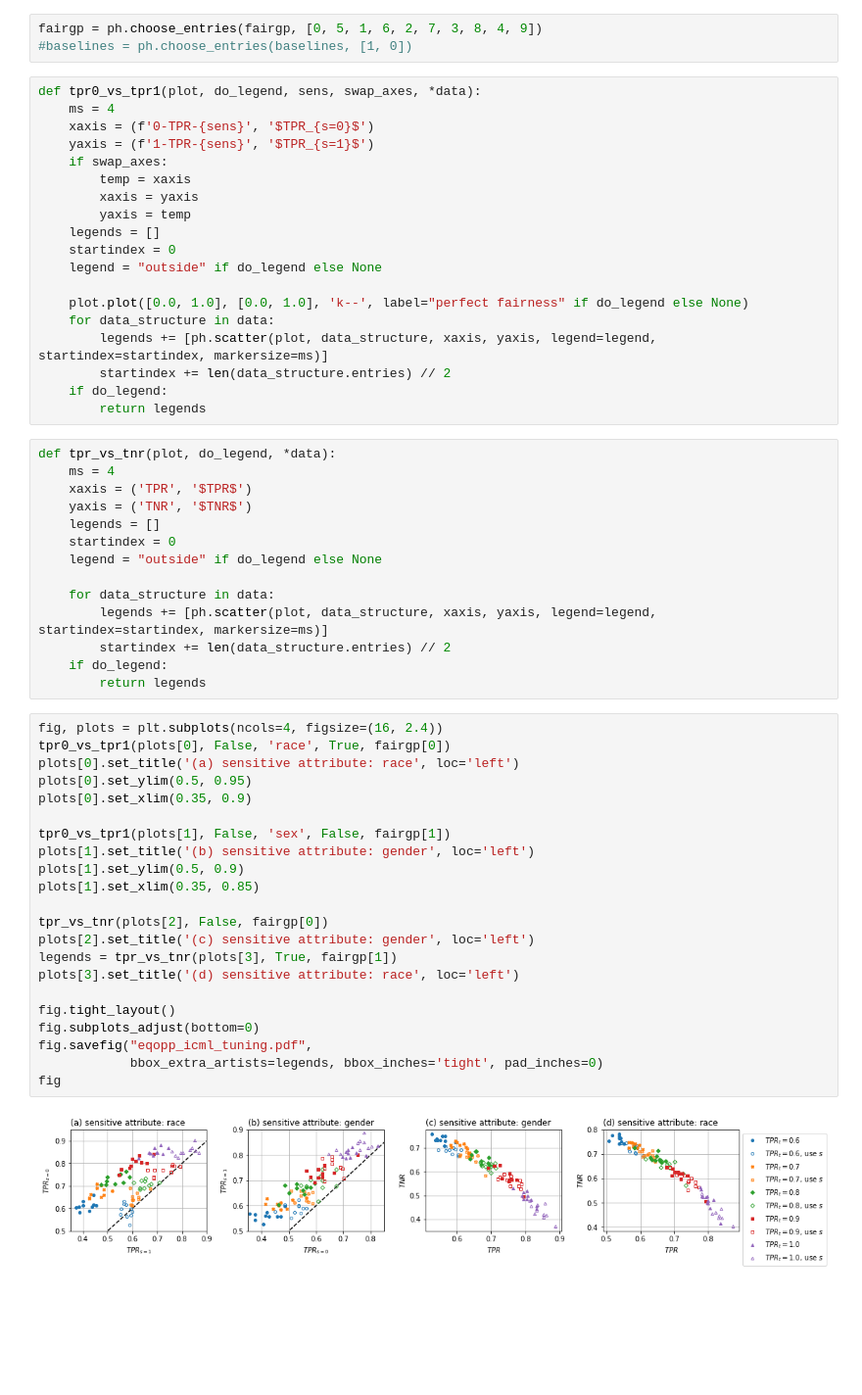
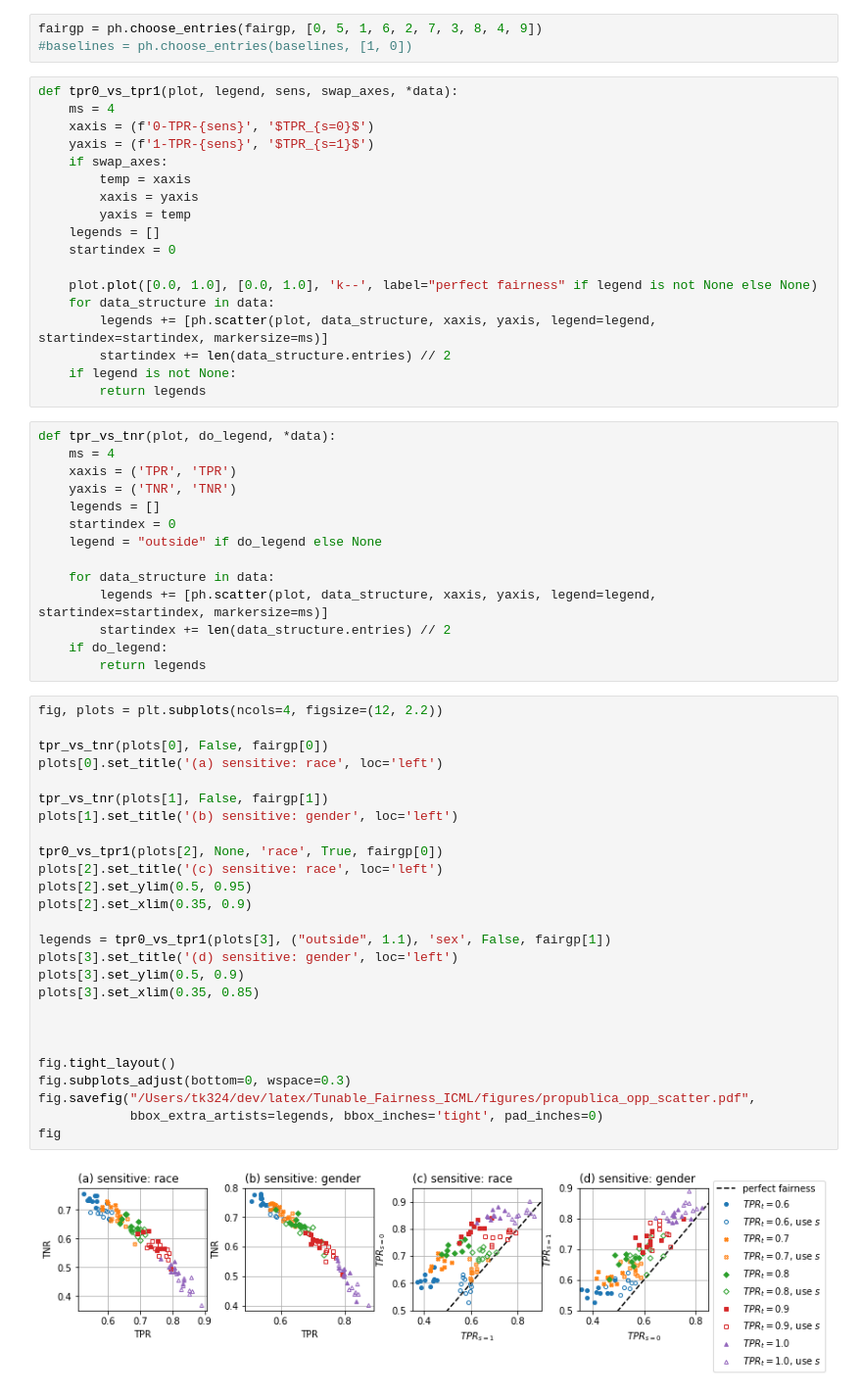
Before and after one commit to predictive-analytics-lab/fairness-comparison, a Jupyter notebook: analysis/ICML_eqopp_tuning.ipynb, the cells around one changed output. Shown at 98% size. Cells and saved outputs as stored; diff of their text form; blank space fills up the shorter version.

Commit message:
Make eqopp plot nicer

```diff
--- a/analysis/ICML_eqopp_tuning.ipynb
+++ b/analysis/ICML_eqopp_tuning.ipynb
@@ -50,7 +50,7 @@ fairgp = fairgp_race + fairgp_sex
 fairgp = ph.choose_entries(fairgp, [0, 5, 1, 6, 2, 7, 3, 8, 4, 9])
 #baselines = ph.choose_entries(baselines, [1, 0])
 # %%
-def tpr0_vs_tpr1(plot, do_legend, sens, swap_axes, *data):
+def tpr0_vs_tpr1(plot, legend, sens, swap_axes, *data):
     ms = 4
     xaxis = (f'0-TPR-{sens}', '$TPR_{s=0}$')
     yaxis = (f'1-TPR-{sens}', '$TPR_{s=1}$')
@@ -60,19 +60,18 @@ def tpr0_vs_tpr1(plot, do_legend, sens, swap_axes, *data):
         yaxis = temp
     legends = []
     startindex = 0
-    legend = "outside" if do_legend else None
 
-    plot.plot([0.0, 1.0], [0.0, 1.0], 'k--', label="perfect fairness" if do_legend else None)
+    plot.plot([0.0, 1.0], [0.0, 1.0], 'k--', label="perfect fairness" if legend is not None else None)
     for data_structure in data:
         legends += [ph.scatter(plot, data_structure, xaxis, yaxis, legend=legend, startindex=startindex, markersize=ms)]
         startindex += len(data_structure.entries) // 2
-    if do_legend:
+    if legend is not None:
         return legends
 # %%
 def tpr_vs_tnr(plot, do_legend, *data):
     ms = 4
-    xaxis = ('TPR', '$TPR$')
-    yaxis = ('TNR', '$TNR$')
+    xaxis = ('TPR', 'TPR')
+    yaxis = ('TNR', 'TNR')
     legends = []
     startindex = 0
     legend = "outside" if do_legend else None
@@ -83,26 +82,30 @@ def tpr_vs_tnr(plot, do_legend, *data):
     if do_legend:
         return legends
 # %%
-fig, plots = plt.subplots(ncols=4, figsize=(16, 2.4))
-tpr0_vs_tpr1(plots[0], False, 'race', True, fairgp[0])
-plots[0].set_title('(a) sensitive attribute: race', loc='left')
-plots[0].set_ylim(0.5, 0.95)
-plots[0].set_xlim(0.35, 0.9)
+fig, plots = plt.subplots(ncols=4, figsize=(12, 2.2))
 
-tpr0_vs_tpr1(plots[1], False, 'sex', False, fairgp[1])
-plots[1].set_title('(b) sensitive attribute: gender', loc='left')
-plots[1].set_ylim(0.5, 0.9)
-plots[1].set_xlim(0.35, 0.85)
+tpr_vs_tnr(plots[0], False, fairgp[0])
+plots[0].set_title('(a) sensitive: race', loc='left')
 
-tpr_vs_tnr(plots[2], False, fairgp[0])
-plots[2].set_title('(c) sensitive attribute: gender', loc='left')
-legends = tpr_vs_tnr(plots[3], True, fairgp[1])
-plots[3].set_title('(d) sensitive attribute: race', loc='left')
+tpr_vs_tnr(plots[1], False, fairgp[1])
+plots[1].set_title('(b) sensitive: gender', loc='left')
+
+tpr0_vs_tpr1(plots[2], None, 'race', True, fairgp[0])
+plots[2].set_title('(c) sensitive: race', loc='left')
+plots[2].set_ylim(0.5, 0.95)
+plots[2].set_xlim(0.35, 0.9)
+
+legends = tpr0_vs_tpr1(plots[3], ("outside", 1.1), 'sex', False, fairgp[1])
+plots[3].set_title('(d) sensitive: gender', loc='left')
+plots[3].set_ylim(0.5, 0.9)
+plots[3].set_xlim(0.35, 0.85)
+
+
 
 fig.tight_layout()
-fig.subplots_adjust(bottom=0)
-fig.savefig("eqopp_icml_tuning.pdf",
+fig.subplots_adjust(bottom=0, wspace=0.3)
+fig.savefig("/Users/tk324/dev/latex/Tunable_Fairness_ICML/figures/propublica_opp_scatter.pdf",
             bbox_extra_artists=legends, bbox_inches='tight', pad_inches=0)
 fig
 # %% [output]
-[figure, old version]
+[figure, new version]
```
Also changed, not shown: parts of 1 cell of this notebook, 1 other file.
